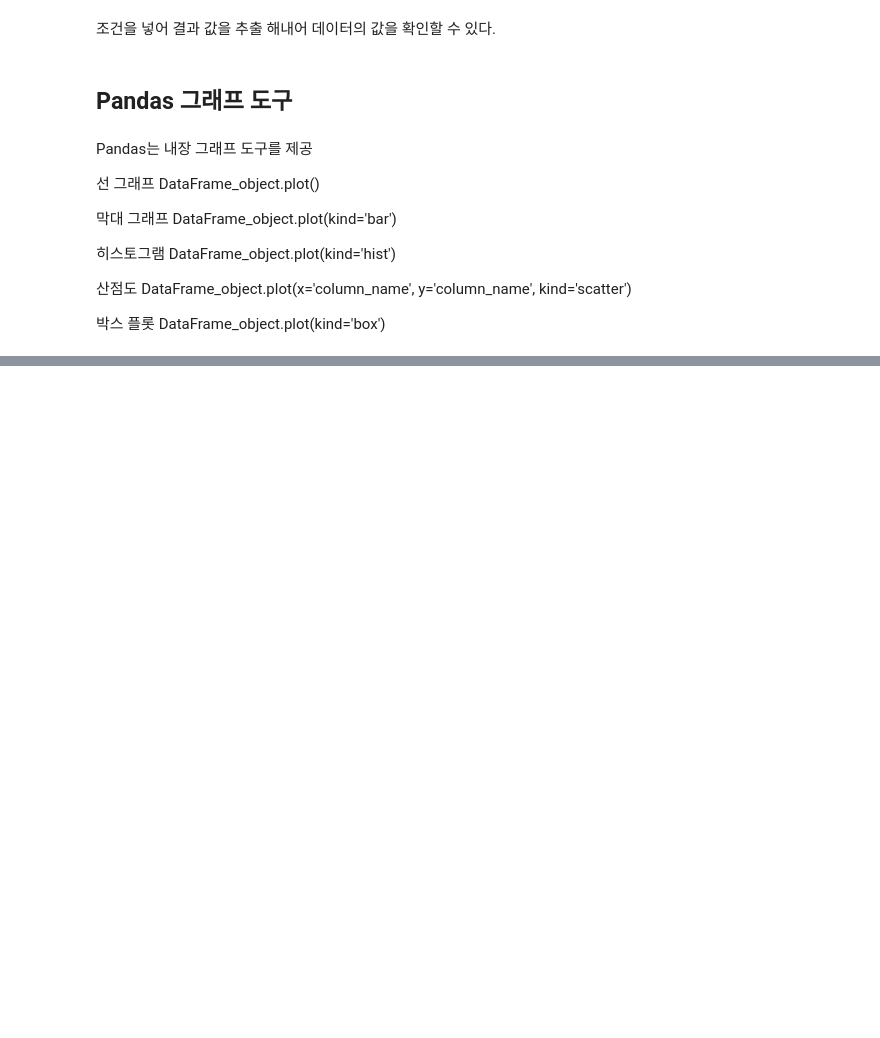
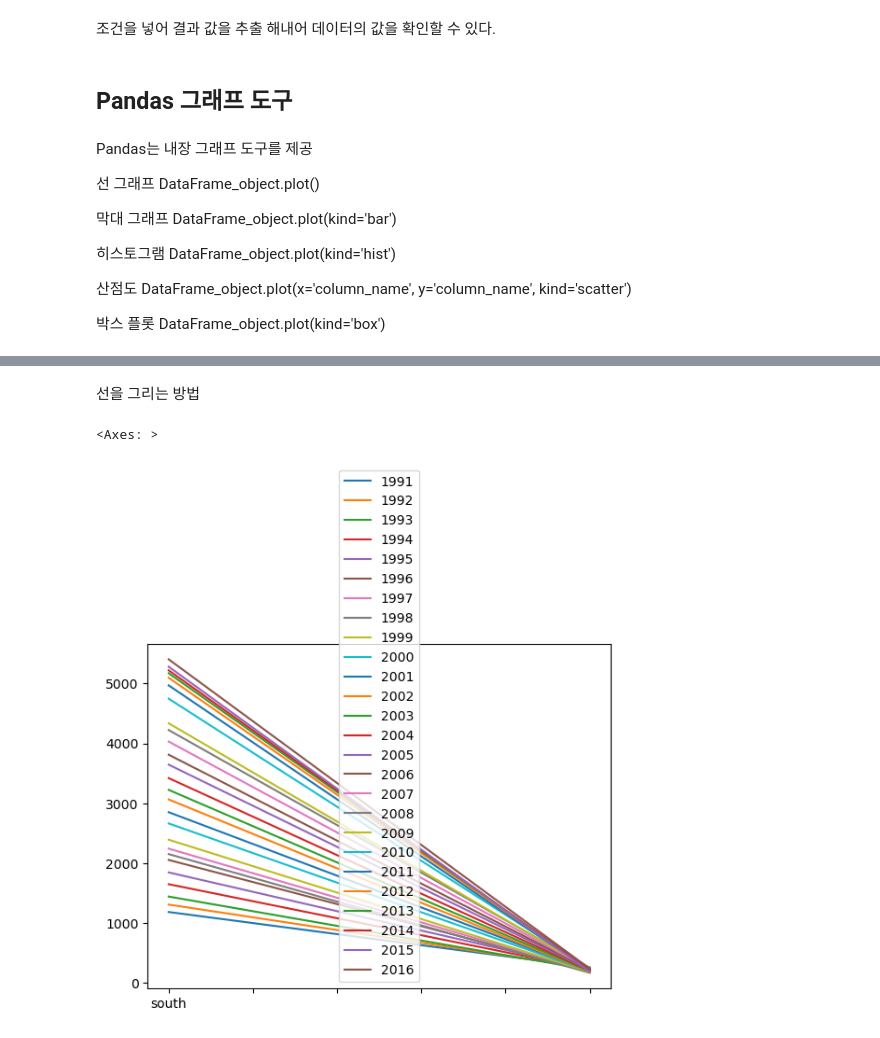
Before and after one commit to JaeHyeok29/Data-Science, a Jupyter notebook: moduleprac/module04.ipynb, the cells around one changed output, grey strips where cells are left out. Drawn from its saved outputs; the diff is of its cells as text; code cells hidden in the pictures; blank space fills up the shorter version.

```diff
--- a/moduleprac/module04.ipynb
+++ b/moduleprac/module04.ipynb
@@ -292,3 +292,9 @@ DataFrame_object.plot(x='column_name', y='column_name', kind='scatter')
 
 박스 플롯
 DataFrame_object.plot(kind='box')
+# %%
+df_gen = pd.read_excel('남북한발전전력량.xlsx')
+df_ns = df_gen.iloc[[0,5], 3:]
+df_ns.index = ['south', 'North']
+df_ns.columns = df_ns.columns.map(int) # col 을 int로 하겠다.
+df_ns.head()
@@ -294,0 +306,7 @@ DataFrame_object.plot(kind='box')
+# %% [markdown]
+선을 그리는 방법
+# %%
+df_ns.plot()
+# %% [output]
+<Axes: >
+[figure, added]
```
Also changed, not shown: parts of 9 cells of this notebook, 3 other files.
